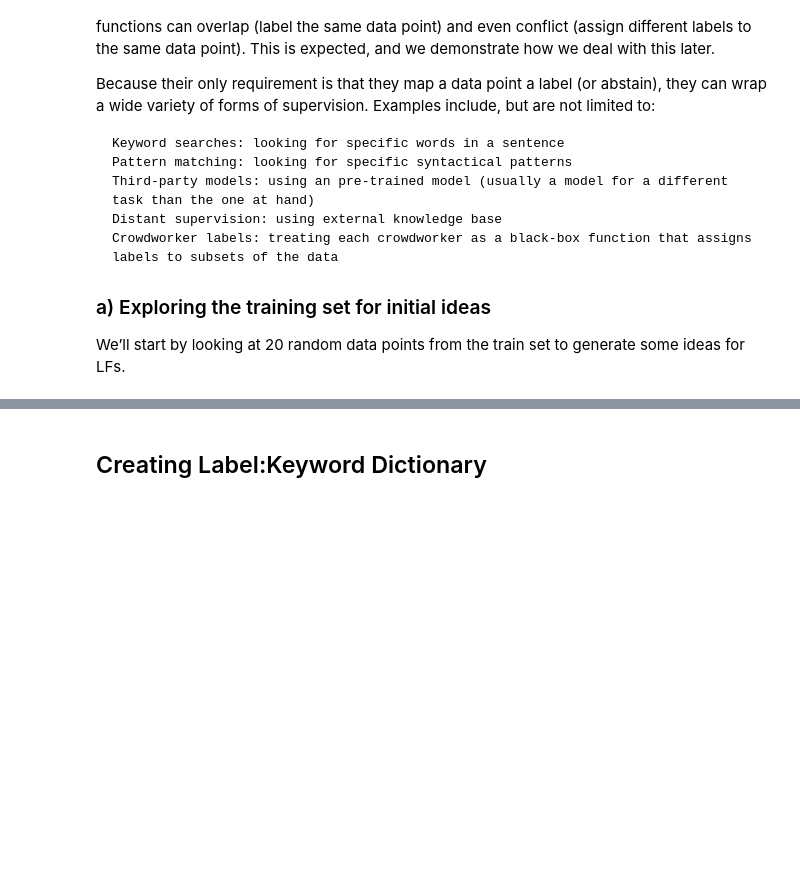
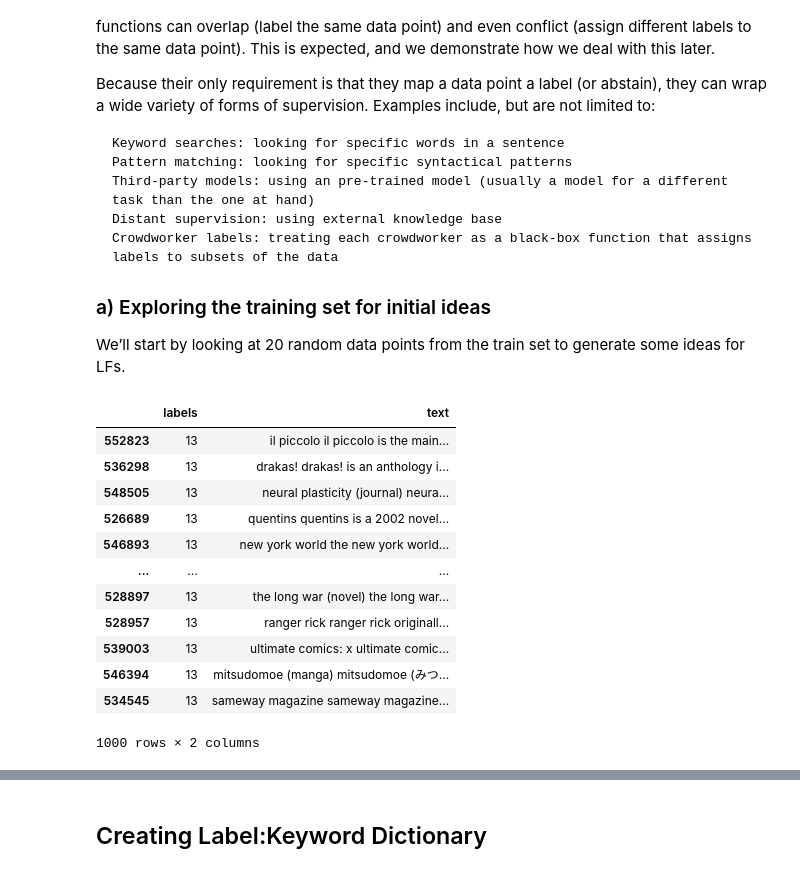
Before and after one commit to JayThibs/Weak-Supervised-Learning-Case-Study, a Jupyter notebook: text_classifier/notebooks/03_dbpedia_14_snorkel_dataset_labeling.ipynb, the cells around one changed output, grey strips where cells are left out. Drawn from its saved outputs; the diff is of its cells as text; code cells hidden in the pictures; blank space fills up the shorter version.

```diff
--- a/text_classifier/notebooks/03_dbpedia_14_snorkel_dataset_labeling.ipynb
+++ b/text_classifier/notebooks/03_dbpedia_14_snorkel_dataset_labeling.ipynb
@@ -122,8 +129,22 @@ pd.set_option('display.max_colwidth', None)
 pd.set_option('display.max_rows', 200)
 # %%
 # # for keyword creation
-# df_view = dbpedia_train_df[dbpedia_train_df['labels'] == 7].sample(100, random_state=42)
-# df_view
+df_view = dbpedia_train_df[dbpedia_train_df['labels'] == 13].sample(1000, random_state=42)
+df_view
+# %% [output]
+|  | labels | text |
+| 552823 | 13 | il piccolo il piccolo is the main... |
+| 536298 | 13 | drakas! drakas! is an anthology i... |
+| 548505 | 13 | neural plasticity (journal) neura... |
+| 526689 | 13 | quentins quentins is a 2002 novel... |
+| 546893 | 13 | new york world the new york world... |
+| ... | ... | ... |
+| 528897 | 13 | the long war (novel) the long war... |
+| 528957 | 13 | ranger rick ranger rick originall... |
+| 539003 | 13 | ultimate comics: x ultimate comic... |
+| 546394 | 13 | mitsudomoe (manga) mitsudomoe (みつ... |
+| 534545 | 13 | sameway magazine sameway magazine... |
+1000 rows × 2 columns
 # %%
 # Showing the most common words to make the keyword creation process quicker
 # We are choosing some of words in this list to populate the label:keyword dictionary
```
Also changed, not shown: parts of 28 cells of this notebook.
